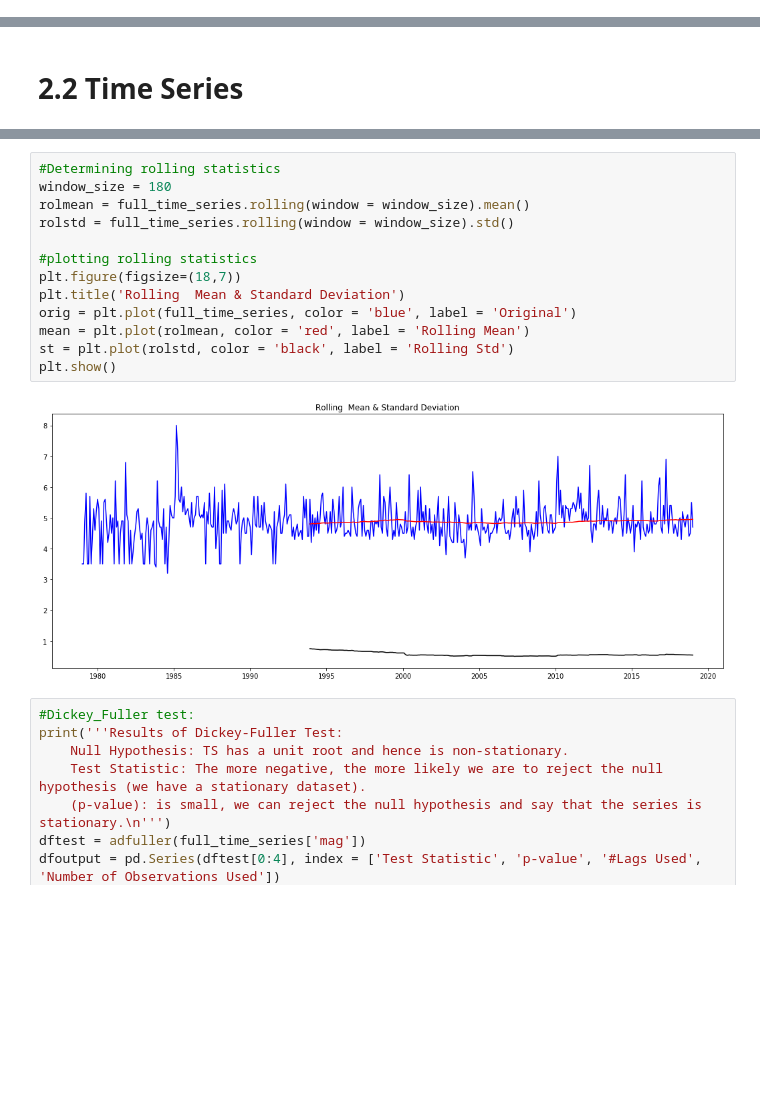
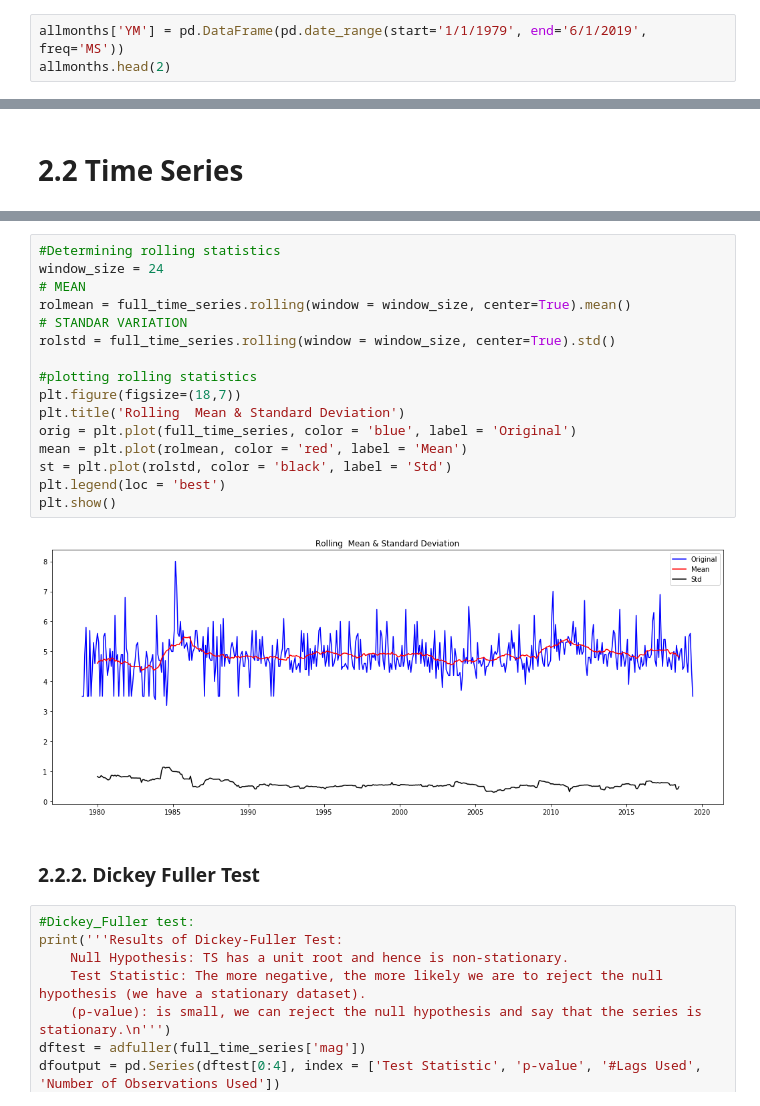
Before and after one commit to HitosVilla/TFM_Earthquake_Prediction, a Jupyter notebook: TFM_1_Data.ipynb, the cells around one changed output, grey strips where cells are left out. Cells and saved outputs as stored; diff of their text form; blank space fills up the shorter version.

```diff
--- a/TFM_1_Data.ipynb
+++ b/TFM_1_Data.ipynb
@@ -160,0 +197,3 @@ dtype: object
+# %%
+allmonths['YM'] = pd.DataFrame(pd.date_range(start='1/1/1979', end='6/1/2019', freq='MS'))
+allmonths.head(2)
@@ -247,18 +278,23 @@ full_time_series.head(2)
 # %%
 #Determining rolling statistics
-window_size = 180
-rolmean = full_time_series.rolling(window = window_size).mean()
-rolstd = full_time_series.rolling(window = window_size).std()
+window_size = 24
+# MEAN
+rolmean = full_time_series.rolling(window = window_size, center=True).mean()
+# STANDAR VARIATION
+rolstd = full_time_series.rolling(window = window_size, center=True).std()
 
 #plotting rolling statistics
 plt.figure(figsize=(18,7))
 plt.title('Rolling  Mean & Standard Deviation')
 orig = plt.plot(full_time_series, color = 'blue', label = 'Original')
-mean = plt.plot(rolmean, color = 'red', label = 'Rolling Mean')
-st = plt.plot(rolstd, color = 'black', label = 'Rolling Std')
+mean = plt.plot(rolmean, color = 'red', label = 'Mean')
+st = plt.plot(rolstd, color = 'black', label = 'Std')
+plt.legend(loc = 'best')
 plt.show()
 # %% [output]
-[figure, old version]
+[figure, new version]
+# %% [markdown]
+### 2.2.2. Dickey Fuller Test
 # %%
 #Dickey_Fuller test:
 print('''Results of Dickey-Fuller Test:
```
Also changed, not shown: parts of 26 cells of this notebook.
